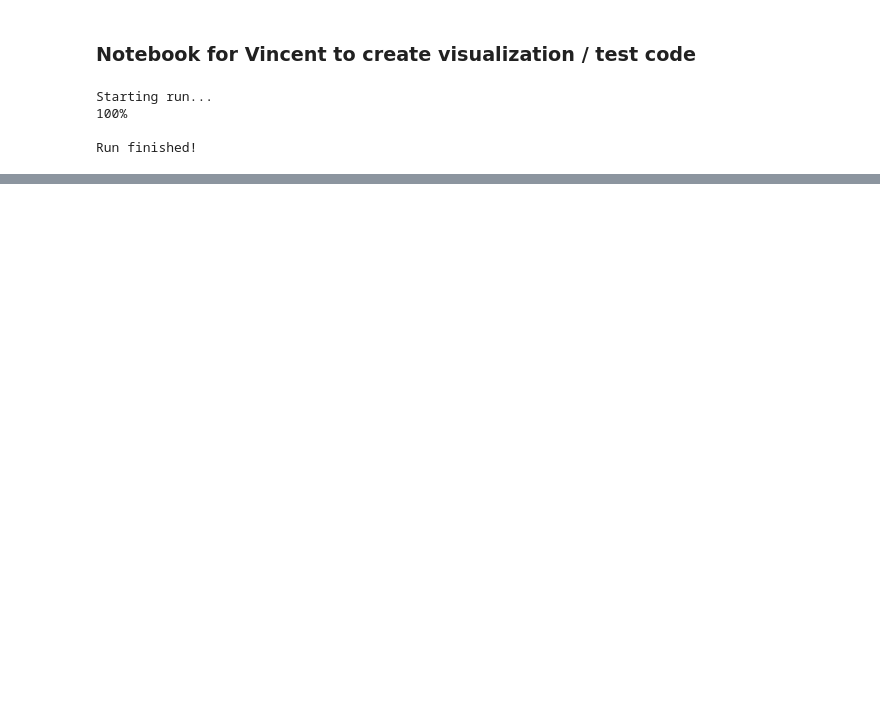
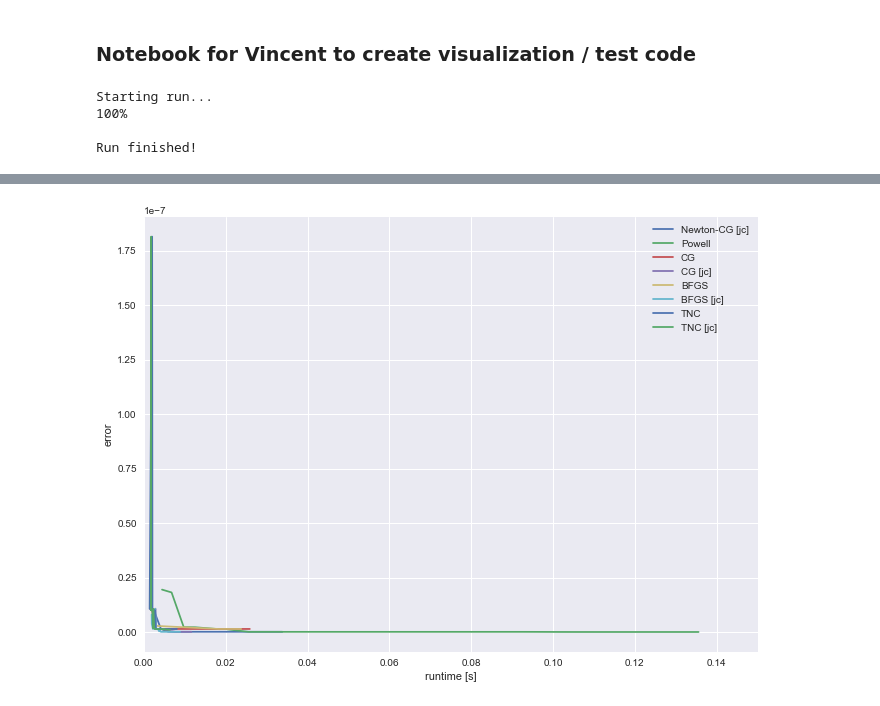
Before and after one commit to pblankley/itf_linking, a Jupyter notebook: linkitf/vincent.ipynb, the cells around one changed output, grey strips where cells are left out. Drawn from its saved outputs; the diff is of its cells as text; code cells hidden in the pictures; blank space fills up the shorter version.

Commit message:
extended solver investigation

```diff
--- a/linkitf/vincent.ipynb
+++ b/linkitf/vincent.ipynb
@@ -44,54 +44,93 @@ for k,v in tr_clust_ids.items():
         agg_dict[v].append([tuple([k]+list(i)) for i in res_dict[k]])
 # %%
 g,gdot = 0.4,0.0
-idx = 2360
 cl = imp.reload(cl)
+import time
+from IPython.display import clear_output
 
-import time
+#idx = 2360
 
-#special requirements:
-#Hessian for Newton-CG
-#Jacobian AND Hessian for dogleg
-#Jacobian AND Hessian for trust-ncg
+    #special requirements:
+    #Hessian for Newton-CG
+    #Jacobian AND Hessian for dogleg
+    #Jacobian AND Hessian for trust-ncg
 
 legend = []
-solvers = ['Nelder-Mead','Powell','CG','BFGS','L-BFGS-B','TNC','COBYLA','SLSQP']
+
+#the solvers to evaluate.
+solvers = ['Newton-CG', 'Powell','CG','BFGS','TNC']#'Newton-CG',Nelder-Mead','Powell','CG','BFGS','L-BFGS-B','TNC','COBYLA','SLSQP','dogleg','trust-ncg']
+
+#the iteration range to test.
+xrange = range(1,30) #1,50
+
+#maximum number of clusters to re-fit
+test_num = 50 #float('inf')
+
+
 plt.figure(1, figsize = (11,8))
 plt.figure(2, figsize = (11,8))
+plt.figure(3, figsize = (11,8))
+
 for solver in solvers:
     print('running ' + solver)
 
     for use_jc in [False, True]:
         if use_jc and (solver=='Nelder-Mead' or solver=='Powell' or solver=='COBYLA'): continue #these solvers can not make use of the jacobian
         if not use_jc and (solver=='dogleg' or solver=='trust-ncg' or solver=='Newton-CG'): continue #these solvers explicitly require jacobians, so skip those
-        yvals = []
-        yvals_time = []
-        xrange = range(1,600,20)
-        for max_iter in xrange:
-            start = time.clock()
-            returns = cl.full_fit_t_loss(util.lunation_center(n), g, gdot, agg_dict[idx], details=True,  method=solver, force_itercount=max_iter, use_jacobian=use_jc)
-            time_elapsed = time.clock()-start
 
-            yvals_time.append(time_elapsed)
+        yvals = np.zeros(len(xrange))
+        yvals_time = np.zeros(len(xrange))
+        total_tests = 0
+        #evaluate solver with option use_jc on all clusters
+        processed=0
+        for idx in agg_dict:
+            if len(agg_dict[idx])==0: continue #skip this one
+            processed+=1
+            if processed>test_num:
+                break
+            clear_output(True)
+            print(processed/min(len(agg_dict),test_num))
+            print(str(idx) + ', ' + str(len(agg_dict[idx])))
+            total_tests+=1
+            time_err = []
+            ct=0
+            for max_iter in xrange:
+                start = time.clock()
+                returns = cl.full_fit_t_loss(util.lunation_center(n), g, gdot, agg_dict[idx], details=True,  method=solver, use_jacobian=use_jc, force_itercount=max_iter)
+                if returns==None:
+                    continue
+                time_elapsed = time.clock()-start
+                yvals_time[ct]+=time_elapsed
 
-            params = returns[0]
-            loss_val = returns[1]
-            chisq = returns[2]
-            chisq_arr = returns[3]
+                params = returns[0]
+                loss_val = returns[1]
+                chisq = returns[2]
+                chisq_arr = returns[3]
 
-            iters = returns[4]
-            num_evals = returns[5]
-            num_evals_j = returns[6]
-            num_evals_h = returns[7]
-            #print('solver ' + str(solver) + ": loss = " + str(loss_val) + ', iters = ' + str(iters) + ', num_evals = ' + str(num_evals))
-            yvals.append(loss_val)
+                time_err.append([time_elapsed, loss_val])
 
+                iters = returns[4]
+                num_evals = returns[5]
+                num_evals_j = returns[6]
+                num_evals_h = returns[7]
+                #print('solver ' + str(solver) + ": loss = " + str(loss_val) + ', iters = ' + str(iters) + ', num_evals = ' + str(num_evals))
+                yvals[ct]+=loss_val
+                ct+=1
+
+        yvals/=total_tests
+        yvals_time/=total_tests
+        time_err = list(sorted(time_err))
+        time_err = np.array(time_err)
         res = plt.figure(1)
         res = plt.plot(xrange, yvals)
         res = plt.figure(2)
         res = plt.plot(xrange, yvals_time)
+        res = plt.figure(3)
+        res = plt.plot(time_err[:,0], time_err[:,1])
+
         legend.append(solver + (' [jc]' if use_jc else ''))
-        #break
+
+            #break
 
 res = plt.figure(1)
 res = plt.legend(legend)
@@ -101,5 +140,11 @@ res = plt.ylabel('error')
 res = plt.figure(2)
 res = plt.legend(legend)
 res = plt.xlabel('iterations')
-res = plt.ylabel('runtime')
+res = plt.ylabel('runtime [s]')
+
+res = plt.figure(3)
+res = plt.legend(legend)
+res = plt.xlabel('runtime [s]')
+res = plt.ylabel('error')
+res = plt.xlim([0,0.15])
 # %% [output]
@@ -115,0 +155 @@ running SLSQP
+[figure, added]
```
Also changed, not shown: parts of 1 cell of this notebook, 1 other file.
